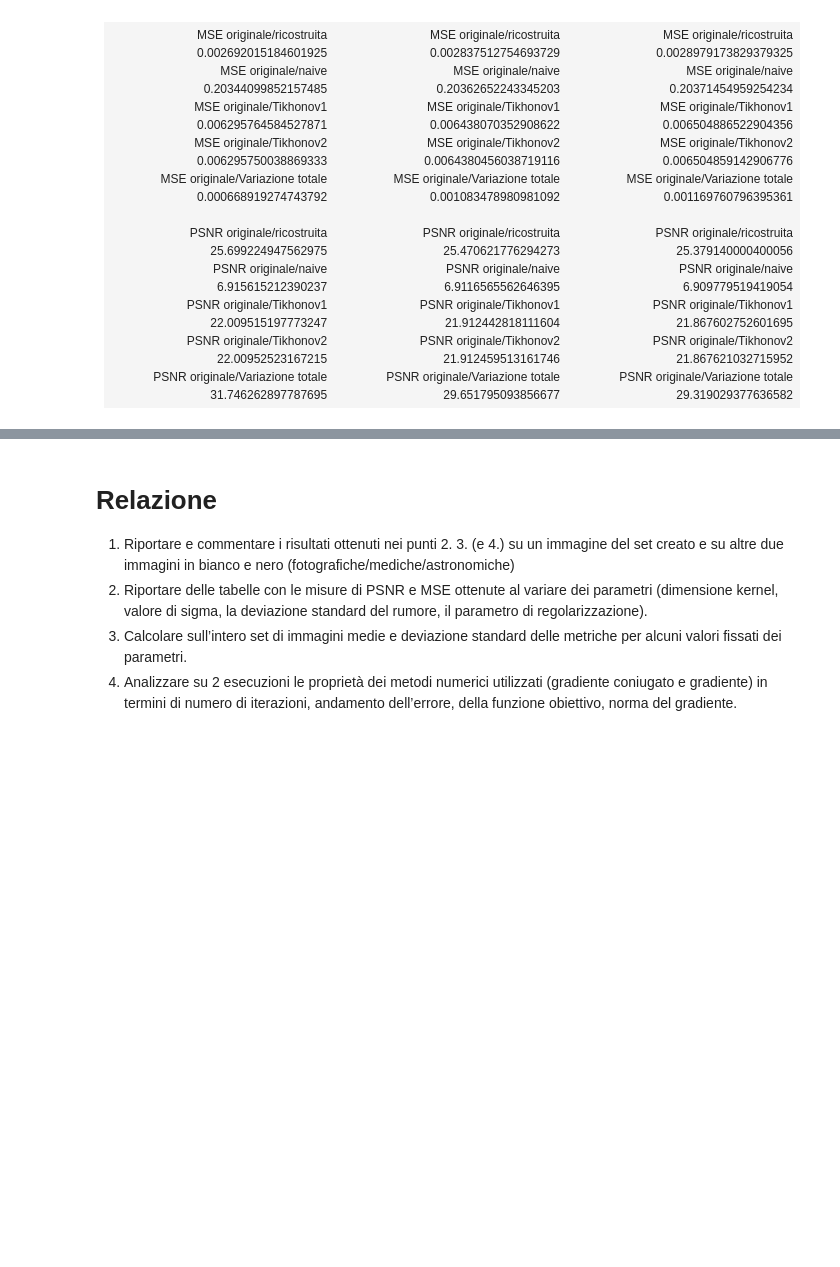
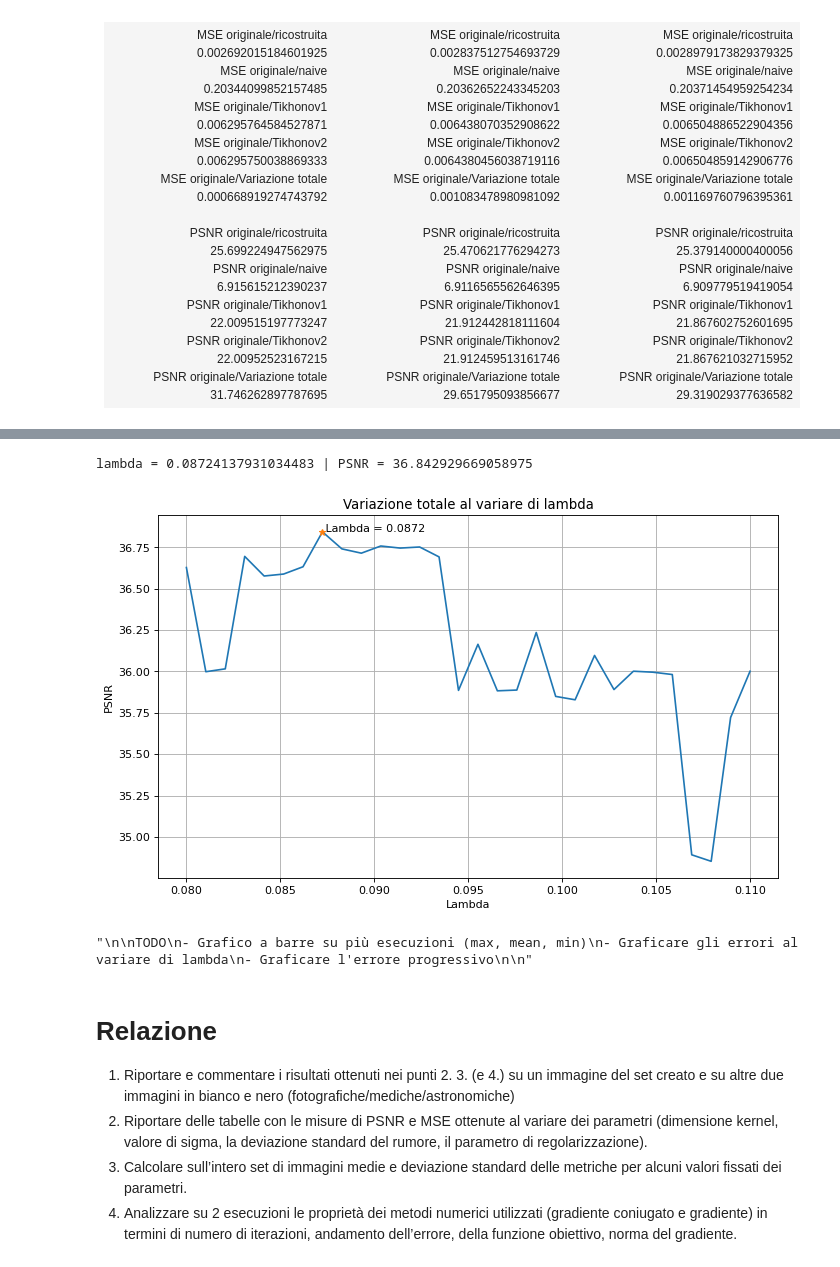
Before and after one commit to NotXia/imaging, a Jupyter notebook: progetto.ipynb, the cells around one changed output, grey strips where cells are left out. Cells and saved outputs as stored; diff of their text form; code cells hidden in the pictures; blank space fills up the shorter version.

```diff
--- a/progetto.ipynb
+++ b/progetto.ipynb
@@ -446,12 +489,28 @@ PSNR originale/Variazione totale 	 29.319029377636582<br/>
+# %%
+x_tv2 = np.linspace(0.08, 0.11, num=30)
+y_tv2 = []
+
+for lamb in x_tv2:
+    out_tv = deblur_tv(curr_image, curr_blur, lamb)
+    out_tv = out_tv.x.reshape(curr_image.shape)
+    y_tv2 = y_tv2 + [metrics.peak_signal_noise_ratio(real_image, out_tv)]
+# %%
+plot_lambda_difference(x_tv2, y_tv2, "Variazione totale al variare di lambda")
+# %% [output]
+lambda = 0.08724137931034483 | PSNR = 36.842929669058975
+[figure, added]
 # %%
 
 """
 
 TODO
+- Grafico a barre su più esecuzioni (max, mean, min)
 - Graficare gli errori al variare di lambda
 - Graficare l'errore progressivo
 
 """
+# %% [output]
+"\n\nTODO\n- Grafico a barre su più esecuzioni (max, mean, min)\n- Graficare gli errori al variare di lambda\n- Graficare l'errore progressivo\n\n"
 # %% [markdown]
 # Relazione
 
```
Also changed, not shown: parts of 15 cells of this notebook, 5 other files.
